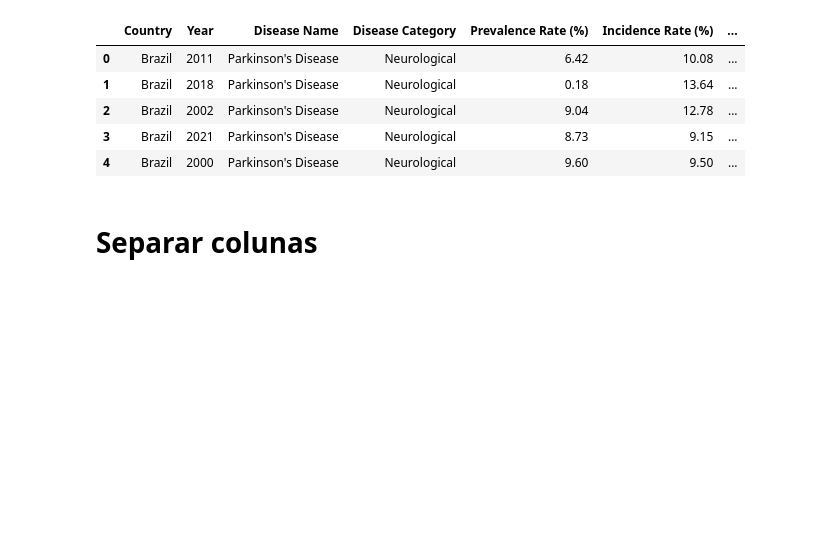
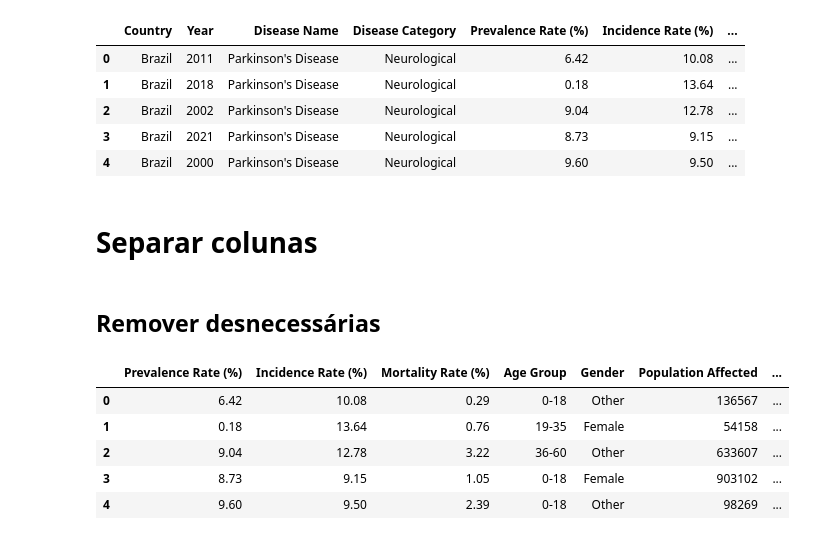
Before and after one commit to thiago2608santana/trees-ensembles, a Jupyter notebook: global_health_statistics.ipynb, the cells around one changed output. Cells and saved outputs as stored; diff of their text form; code cells hidden in the pictures; blank space fills up the shorter version.

```diff
--- a/global_health_statistics.ipynb
+++ b/global_health_statistics.ipynb
@@ -80,0 +93,11 @@ colunas_alvo = 'Mortality Rate (%)'
+# %% [markdown]
+## Remover desnecessárias
+# %%
+df_pk_br_raw.head()
+# %% [output]
+|  | Prevalence Rate (%) | Incidence Rate (%) | Mortality Rate (%) | Age Group | Gender | Population Affected | ... |
+| 0 | 6.42 | 10.08 | 0.29 | 0-18 | Other | 136567 | ... |
+| 1 | 0.18 | 13.64 | 0.76 | 19-35 | Female | 54158 | ... |
+| 2 | 9.04 | 12.78 | 3.22 | 36-60 | Other | 633607 | ... |
+| 3 | 8.73 | 9.15 | 1.05 | 0-18 | Female | 903102 | ... |
+| 4 | 9.60 | 9.50 | 2.39 | 0-18 | Other | 98269 | ... |
```
Also changed, not shown: parts of 28 cells of this notebook.
